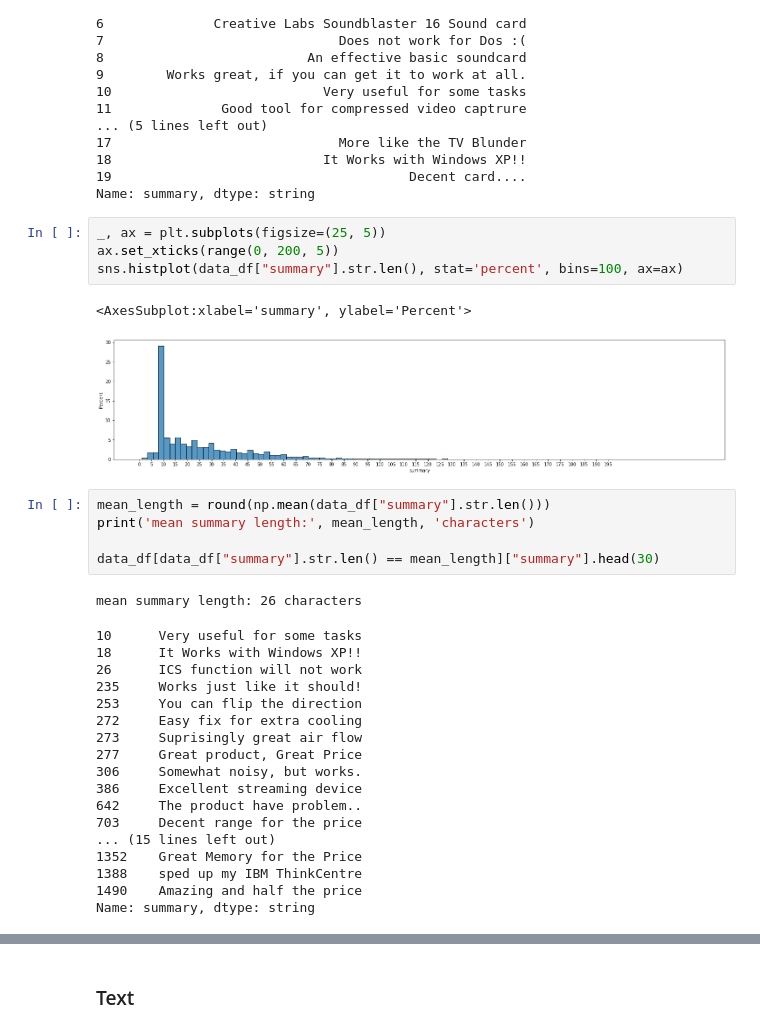
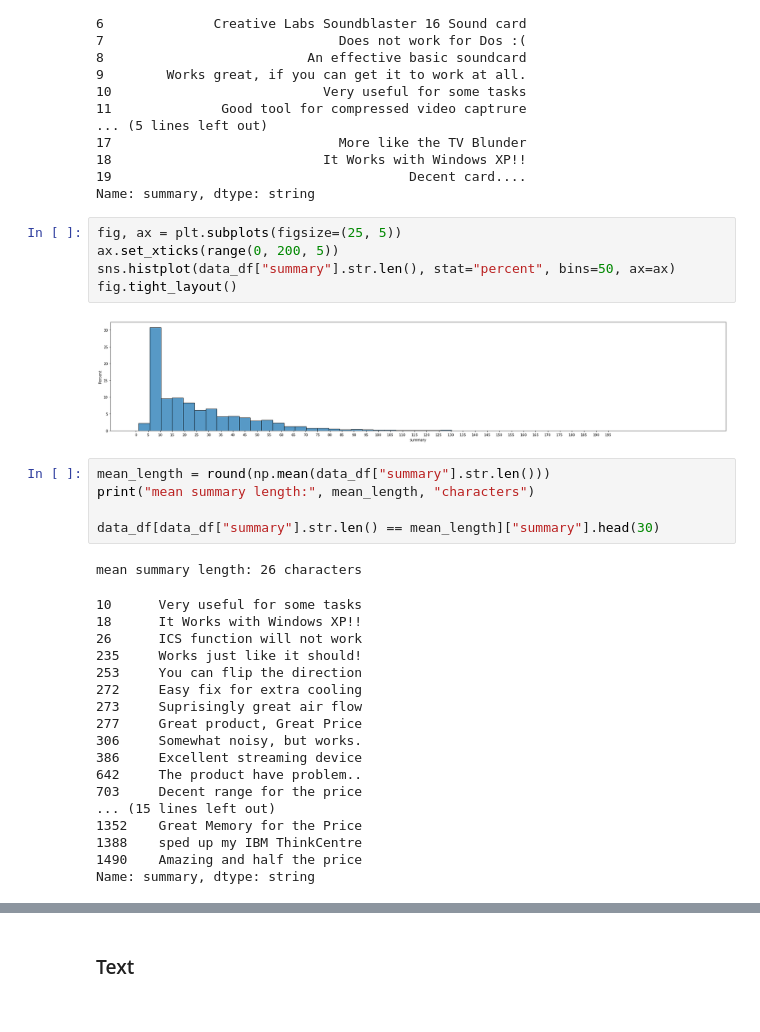
Before and after one commit to saiteki-kai/amazon-reviews, a Jupyter notebook: notebooks/01_eda.ipynb, the cells around one changed output, grey strips where cells are left out. Drawn from its saved outputs; the diff is of its cells as text.

```diff
--- a/notebooks/01_eda.ipynb
+++ b/notebooks/01_eda.ipynb
@@ -560,15 +567,15 @@ data_df["summary"].head(20)
 19                                      Decent card....
 Name: summary, dtype: string
 # %%
-_, ax = plt.subplots(figsize=(25, 5))
+fig, ax = plt.subplots(figsize=(25, 5))
 ax.set_xticks(range(0, 200, 5))
-sns.histplot(data_df["summary"].str.len(), stat='percent', bins=100, ax=ax)
+sns.histplot(data_df["summary"].str.len(), stat="percent", bins=50, ax=ax)
+fig.tight_layout()
 # %% [output]
-<AxesSubplot:xlabel='summary', ylabel='Percent'>
-[figure, old version]
+[figure, new version]
 # %%
 mean_length = round(np.mean(data_df["summary"].str.len()))
-print('mean summary length:', mean_length, 'characters')
+print("mean summary length:", mean_length, "characters")
 
 data_df[data_df["summary"].str.len() == mean_length]["summary"].head(30)
 # %% [output]
```
Also changed, not shown: parts of 39 cells of this notebook, 1 other file.
